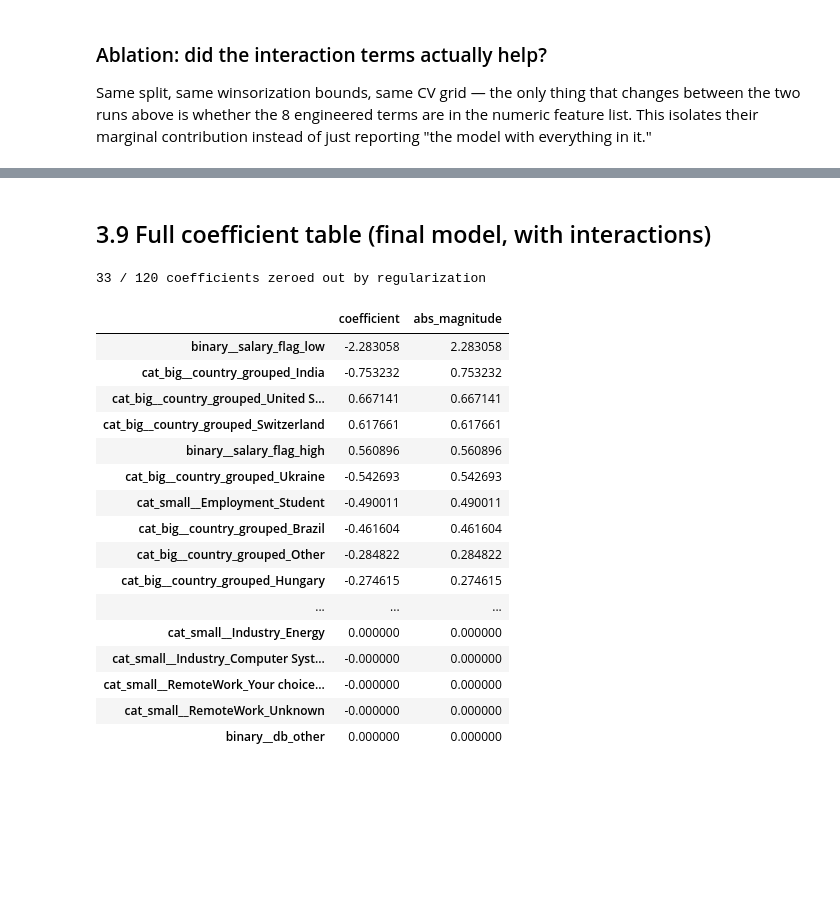
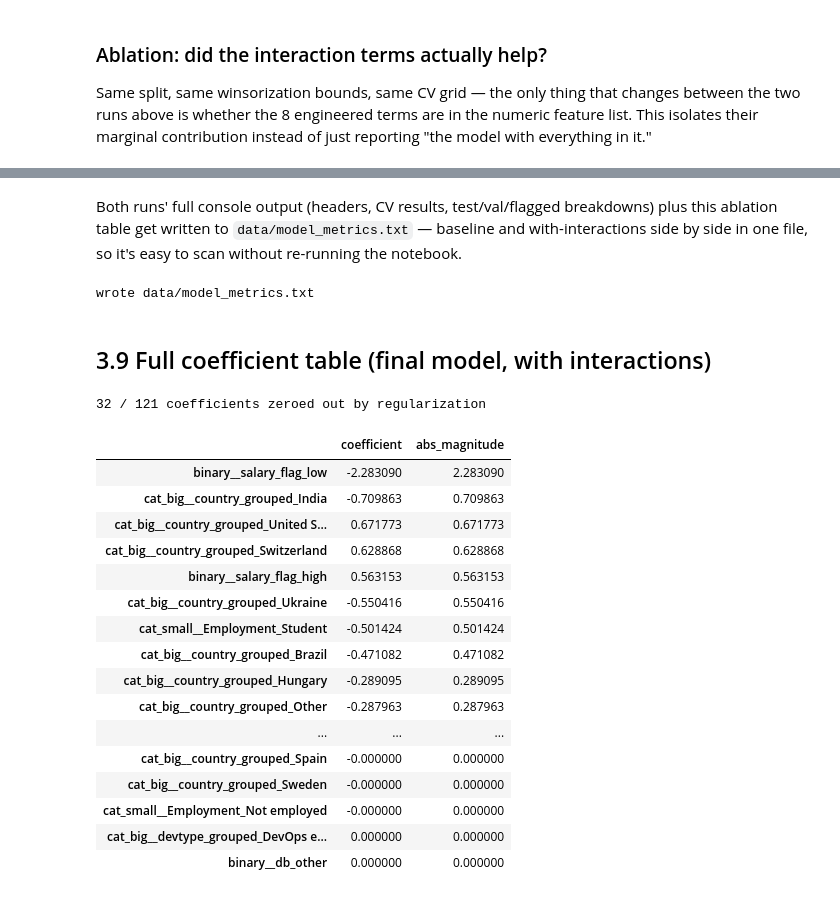
Before and after one commit to gokulramanan920/26f-data-member-challenge, a Jupyter notebook: notebooks/02_modeling.ipynb, the cells around one changed output, grey strips where cells are left out. Cells and saved outputs as stored; diff of their text form; code cells hidden in the pictures; blank space fills up the shorter version.

```diff
--- a/notebooks/02_modeling.ipynb
+++ b/notebooks/02_modeling.ipynb
@@ -178,6 +194,8 @@ def add_interactions(df):
     ).astype(int)
     is_usa = (df["country_grouped"] == "United States of America").astype(int)
     is_finance = df["Industry"].isin(["Fintech", "Banking/Financial Services"]).astype(int)
+    is_india = (df["country_grouped"] == "India").astype(int)
+    is_in_person = (df["RemoteWork"] == "In-person").astype(int)
     log_workexp = np.log1p(df["WorkExp"])
     log_yearscode = np.log1p(df["YearsCode"])
 
@@ -192,6 +210,9 @@ def add_interactions(df):
     # Round 2 additions
     df["log_yearscode"] = log_yearscode
     df["is_usa_x_is_finance"] = is_usa * is_finance
+
+    # Round 3 addition
+    df["is_india_x_is_inperson"] = is_india * is_in_person
     return df
 
 
@@ -202,7 +223,7 @@ val_df = add_interactions(val_df)
 INTERACTION_COLS = [
     "workexp_x_is_usa", "yearscode_x_num_databases", "log_workexp_x_is_manager",
     "is_usa_x_has_advdeg", "is_manager_x_orgsize", "log_workexp",
-    "log_yearscode", "is_usa_x_is_finance",
+    "log_yearscode", "is_usa_x_is_finance", "is_india_x_is_inperson",
 ]
-print(f"{len(INTERACTION_COLS)} interaction/self-interaction terms (Round 2)")
+print(f"{len(INTERACTION_COLS)} interaction/self-interaction terms (Round 3)")
 # %% [output]
@@ -427,7 +469,7 @@ CV log-space RMSE at selected hyperparams: 0.602 +/- 0.023 across 5 folds (per-f
 ### 3.8 With interaction/self-interaction terms
 # %%
 interaction_results = fit_and_evaluate(
-    BASE_NUMERIC_COLS + INTERACTION_COLS, "WITH interactions (Round 2)"
+    BASE_NUMERIC_COLS + INTERACTION_COLS, "WITH interactions (Round 3)"
 )
 # %% [output]
 ==============================================================================
@@ -464,6 +506,9 @@ comparison = pd.DataFrame({
         "val_r2_dollar_raw": baseline_results["val"]["raw_dollar"]["r2"],
         "val_mae_dollar_raw": baseline_results["val"]["raw_dollar"]["mae"],
         "val_r2_log_winsorized": baseline_results["val"]["winsorized_log"]["r2"],
+        "val_mae_log_winsorized": baseline_results["val"]["winsorized_log"]["mae"],
+        "val_r2_log_raw": baseline_results["val"]["raw_log"]["r2"],
+        "val_mae_log_raw": baseline_results["val"]["raw_log"]["mae"],
     },
     "with_interactions": {
         "n_model_features": interaction_results["n_model_features"],
@@ -473,6 +518,9 @@ comparison = pd.DataFrame({
         "val_r2_dollar_raw": interaction_results["val"]["raw_dollar"]["r2"],
         "val_mae_dollar_raw": interaction_results["val"]["raw_dollar"]["mae"],
         "val_r2_log_winsorized": interaction_results["val"]["winsorized_log"]["r2"],
+        "val_mae_log_winsorized": interaction_results["val"]["winsorized_log"]["mae"],
+        "val_r2_log_raw": interaction_results["val"]["raw_log"]["r2"],
+        "val_mae_log_raw": interaction_results["val"]["raw_log"]["mae"],
     },
 }).T
 comparison
@@ -483,35 +531,64 @@ comparison
+# %% [markdown]
+Both runs' full console output (headers, CV results, test/val/flagged
+breakdowns) plus this ablation table get written to `data/model_metrics.txt` —
+baseline and with-interactions side by side in one file, so it's easy to scan
+without re-running the notebook.
+# %%
+ablation_block = (
+    "=" * 78 + "\n"
+    "ABLATION: baseline vs. with_interactions (val set)\n" +
+    "=" * 78 + "\n" +
+    comparison.to_string() + "\n"
+)
+
+with open("../data/model_metrics.txt", "w") as f:
+    f.write(baseline_results["log_text"])
+    f.write("\n\n")
+    f.write(interaction_results["log_text"])
+    f.write("\n")
+    f.write(ablation_block)
+
+print("wrote data/model_metrics.txt")
+# %% [output]
+wrote data/model_metrics.txt
 # %% [markdown]
 ## 3.9 Full coefficient table (final model, with interactions)
 # %%
 feature_names = interaction_results["preprocessor"].get_feature_names_out()
 final_coefs = pd.Series(interaction_results["model"].coef_, index=feature_names)
 final_coefs_sorted = final_coefs.reindex(final_coefs.abs().sort_values(ascending=False).index)
 
-print(f"{(final_coefs == 0).sum()} / {len(final_coefs)} coefficients zeroed out by regularization\n")
+n_zeroed = int((final_coefs == 0).sum())
+print(f"{n_zeroed} / {len(final_coefs)} coefficients zeroed out by regularization\n")
 
 pd.set_option("display.max_rows", None)
 coef_table = final_coefs_sorted.rename("coefficient").to_frame()
 coef_table["abs_magnitude"] = coef_table["coefficient"].abs()
-coef_table.to_csv("elasticnet_coefs_full.csv")
+
+with open("../data/elasticnet_coefs.txt", "w") as f:
+    f.write(f"{n_zeroed} / {len(final_coefs)} coefficients zeroed out by regularization\n\n")
+    f.write(coef_table.to_string())
+    f.write("\n")
+
 coef_table
 # %% [output]
-33 / 120 coefficients zeroed out by regularization
+32 / 121 coefficients zeroed out by regularization
 |  | coefficient | abs_magnitude |
-| binary__salary_flag_low | -2.283058 | 2.283058 |
-| cat_big__country_grouped_India | -0.753232 | 0.753232 |
-| cat_big__country_grouped_United S... | 0.667141 | 0.667141 |
-| cat_big__country_grouped_Switzerland | 0.617661 | 0.617661 |
-| binary__salary_flag_high | 0.560896 | 0.560896 |
-| cat_big__country_grouped_Ukraine | -0.542693 | 0.542693 |
-| cat_small__Employment_Student | -0.490011 | 0.490011 |
-| cat_big__country_grouped_Brazil | -0.461604 | 0.461604 |
-| cat_big__country_grouped_Other | -0.284822 | 0.284822 |
-| cat_big__country_grouped_Hungary | -0.274615 | 0.274615 |
+| binary__salary_flag_low | -2.283090 | 2.283090 |
+| cat_big__country_grouped_India | -0.709863 | 0.709863 |
+| cat_big__country_grouped_United S... | 0.671773 | 0.671773 |
+| cat_big__country_grouped_Switzerland | 0.628868 | 0.628868 |
+| binary__salary_flag_high | 0.563153 | 0.563153 |
+| cat_big__country_grouped_Ukraine | -0.550416 | 0.550416 |
+| cat_small__Employment_Student | -0.501424 | 0.501424 |
+| cat_big__country_grouped_Brazil | -0.471082 | 0.471082 |
+| cat_big__country_grouped_Hungary | -0.289095 | 0.289095 |
+| cat_big__country_grouped_Other | -0.287963 | 0.287963 |
 | ... | ... | ... |
-| cat_small__Industry_Energy | 0.000000 | 0.000000 |
-| cat_small__Industry_Computer Syst... | -0.000000 | 0.000000 |
-| cat_small__RemoteWork_Your choice... | -0.000000 | 0.000000 |
-| cat_small__RemoteWork_Unknown | -0.000000 | 0.000000 |
+| cat_big__country_grouped_Spain | -0.000000 | 0.000000 |
+| cat_big__country_grouped_Sweden | -0.000000 | 0.000000 |
+| cat_small__Employment_Not employed | -0.000000 | 0.000000 |
+| cat_big__devtype_grouped_DevOps e... | 0.000000 | 0.000000 |
 | binary__db_other | 0.000000 | 0.000000 |
 # %%
 top_coefs = final_coefs_sorted.head(20).sort_values()
```
Also changed, not shown: parts of 10 cells of this notebook, 3 other files.
